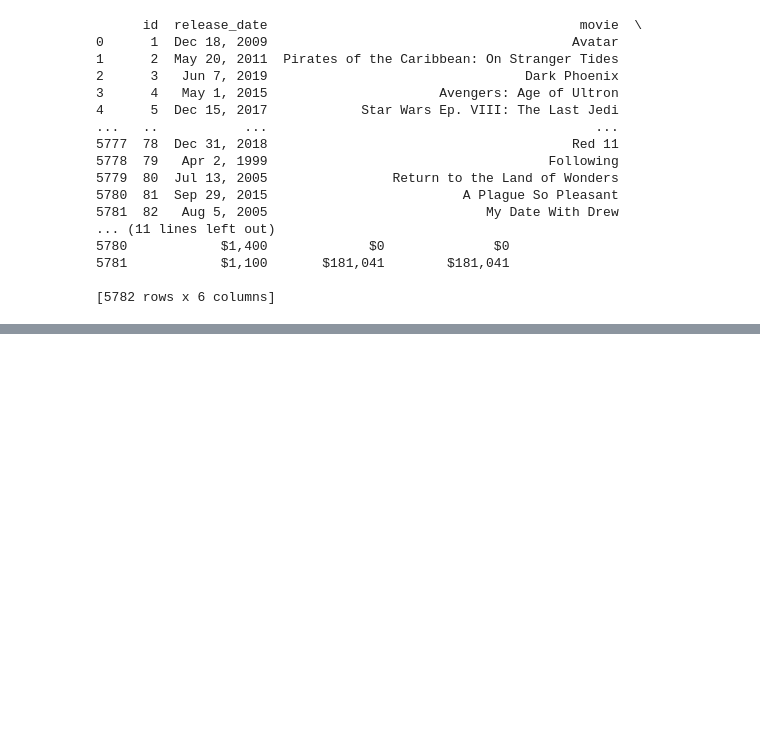
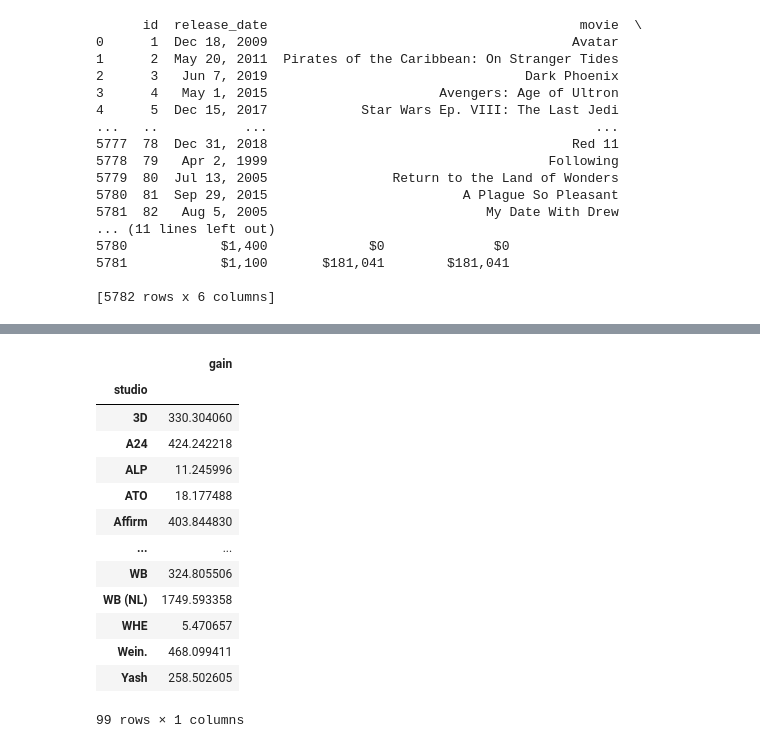
Before and after one commit to QuinnGrigsby/Capstone_Git-ing_it_done_MovieInformation, a Jupyter notebook: Data Understanding.ipynb, the cells around one changed output, grey strips where cells are left out. Saved outputs shown, nothing was run; the diff lists cells and outputs as text; code cells hidden in the pictures; blank space fills up the shorter version.

```diff
--- a/Data Understanding.ipynb
+++ b/Data Understanding.ipynb
@@ -83,0 +148,22 @@ AttributeError: 'function' object has no attribute 'apply'
+# %%
+merged_gross_budget = pd.merge(movie_gross_data, movie_budgets_data, how = "inner", left_on= "title", right_on= "movie")
+data_for_analysis = merged_gross_budget[["title",'studio','gain']]
+studio_gain = data_for_analysis.groupby(['studio']).mean()
+s_mean = studio_gain['gain'].mean()
+s_max = studio_gain.max()
+studio_gain
+# %% [output]
+|  | gain |
+| studio |  |
+| 3D | 330.304060 |
+| A24 | 424.242218 |
+| ALP | 11.245996 |
+| ATO | 18.177488 |
+| Affirm | 403.844830 |
+| ... | ... |
+| WB | 324.805506 |
+| WB (NL) | 1749.593358 |
+| WHE | 5.470657 |
+| Wein. | 468.099411 |
+| Yash | 258.502605 |
+99 rows × 1 columns
```
Also changed, not shown: parts of 14 cells of this notebook.
